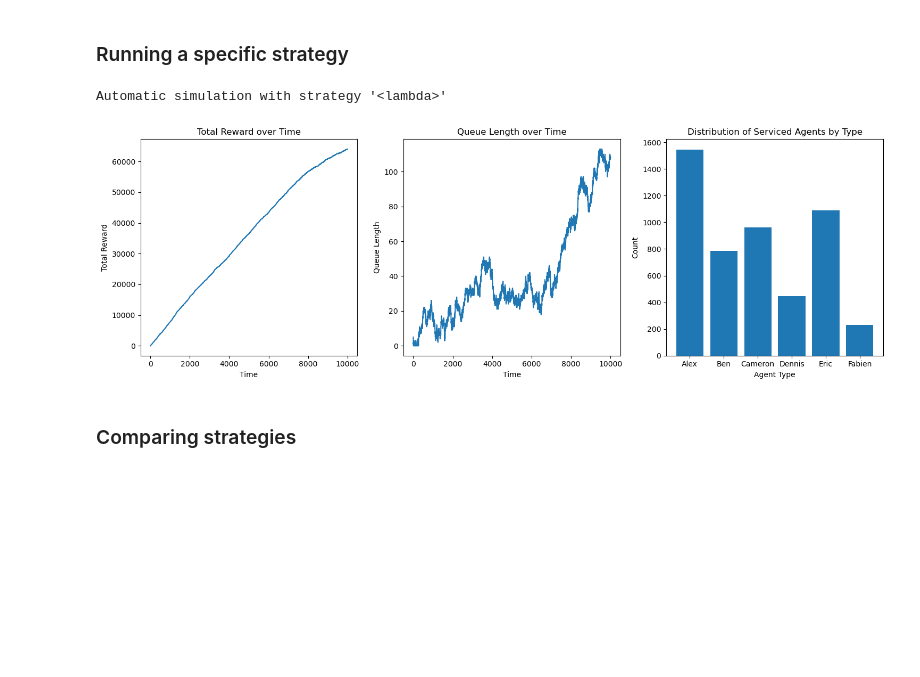
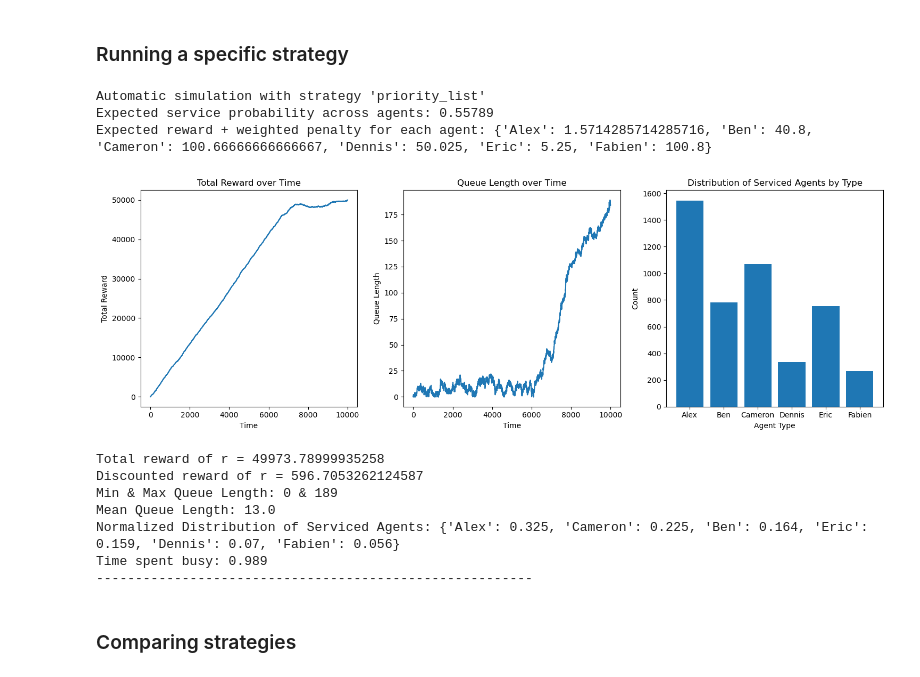
Before and after one commit to alexandre-bismuth/AgentLearning, a Jupyter notebook: AgentLearning.ipynb, the cells around one changed output. Saved outputs shown, nothing was run; the diff lists cells and outputs as text; code cells hidden in the pictures; blank space fills up the shorter version.

```diff
--- a/AgentLearning.ipynb
+++ b/AgentLearning.ipynb
@@ -26,6 +26,7 @@ class Agent:
         self.agent_name = agent_name
         self.service_prob = agents[agent_name][0]
         self.reward = agents[agent_name][1]
+        self.penalty = agents[agent_name][2]
         self.time_in_queue = 0
 
     def __str__(self):
@@ -420,20 +423,36 @@ Execute the main code automatically by choosing one of the strategies defined ab
 # %% [markdown]
 ### Running a specific strategy
 # %%
+# Choosing the strategy (full list of strategies above)
+fixed_priority = ["Fabien","Eric","Ben", "Alex",  "Cameron", "Dennis"]
+strategy = priority_list
+
 simulation = QueueSimulation(
     agents,
     arrival_prob,
     strategy,
-    start,
+    init,
     alpha,
+    discount,
 )
 
 print(f"Automatic simulation with strategy '{strategy.__name__}'")
+print(f"Expected service probability across agents: {round(service(),5)}")
+print(f"Expected reward + weighted penalty for each agent: {average()}")
 simulation.run_simulation(steps=10000)
-simulation.plot_results()
+simulation.get_results()
 # %% [output]
-Automatic simulation with strategy '<lambda>'
+Automatic simulation with strategy 'priority_list'
+Expected service probability across agents: 0.55789
+Expected reward + weighted penalty for each agent: {'Alex': 1.5714285714285716, 'Ben': 40.8, 'Cameron': 100.66666666666667, 'Dennis': 50.025, 'Eric': 5.25, 'Fabien': 100.8}
-[figure, old version]
+[figure, new version]
+Total reward of r = 49973.78999935258
+Discounted reward of r = 596.7053262124587
+Min & Max Queue Length: 0 & 189
+Mean Queue Length: 13.0
+Normalized Distribution of Serviced Agents: {'Alex': 0.325, 'Cameron': 0.225, 'Ben': 0.164, 'Eric': 0.159, 'Dennis': 0.07, 'Fabien': 0.056}
+Time spent busy: 0.989
+--------------------------------------------------------
 # %% [markdown]
 ### Comparing strategies
 # %%
```
Also changed, not shown: parts of 13 cells of this notebook.
